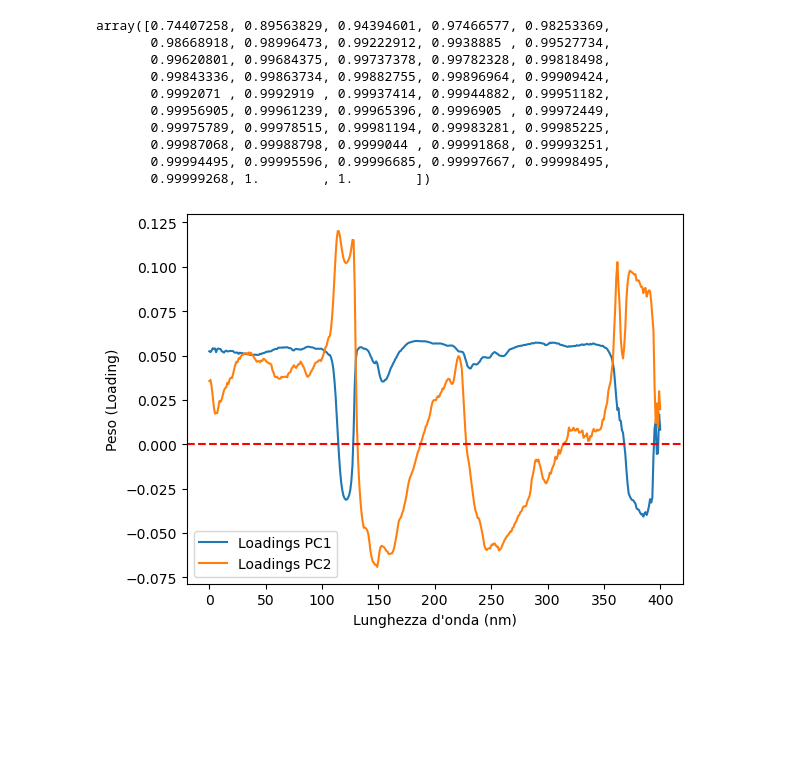
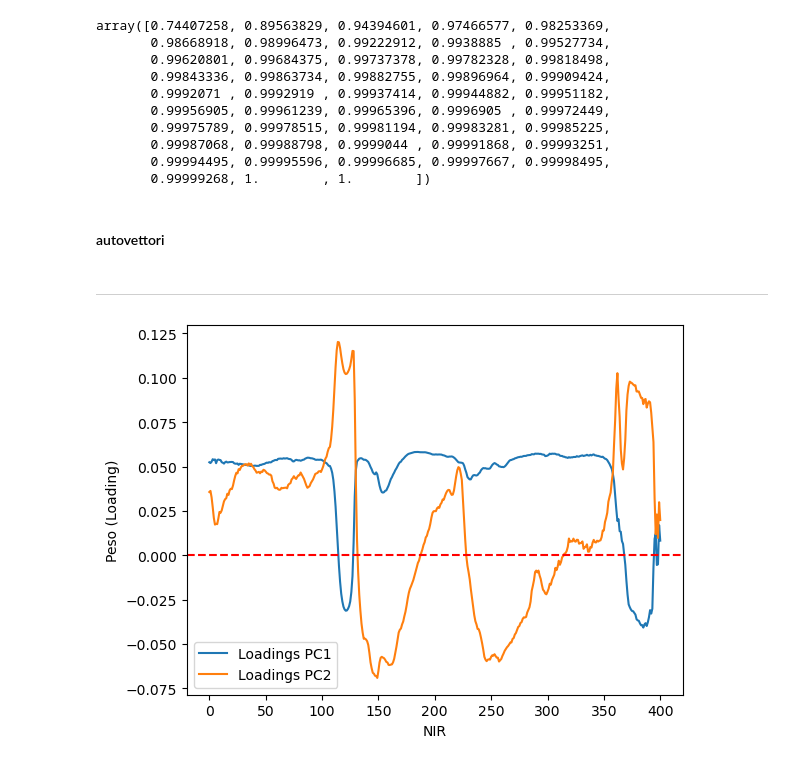
Before and after one commit to zosojack/ml-applications, a Jupyter notebook: 2-second-project/pca_benza.ipynb, the cells around one changed output. Drawn from its saved outputs; the diff is of its cells as text; code cells hidden in the pictures; blank space fills up the shorter version.

```diff
--- a/2-second-project/pca_benza.ipynb
+++ b/2-second-project/pca_benza.ipynb
@@ -92,19 +94,23 @@ array([0.74407258, 0.89563829, 0.94394601, 0.97466577, 0.98253369,
        0.99987068, 0.99988798, 0.9999044 , 0.99991868, 0.99993251,
        0.99994495, 0.99995596, 0.99996685, 0.99997667, 0.99998495,
        0.99999268, 1.        , 1.        ])
+# %% [markdown]
+#### autovettori
+# %% [markdown]
+---
 # %%
 import matplotlib.pyplot as plt
 
 x = range(401)
 
 # pca.components_ ha forma (n_components, n_features)
 # Prendiamo la prima componente
 plt.plot(x, pca.components_[0], label='Loadings PC1')
 plt.plot(x, pca.components_[1], label='Loadings PC2')
 plt.axhline(0, color='red', linestyle='--') # Linea dello zero
-plt.xlabel('Lunghezza d\'onda (nm)')
+plt.xlabel('NIR')
 plt.ylabel('Peso (Loading)')
 plt.legend()
 plt.show()
 # %% [output]
-[figure, old version]
+[figure, new version]
```
Also changed, not shown: parts of 1 cell of this notebook, 6 other files.
